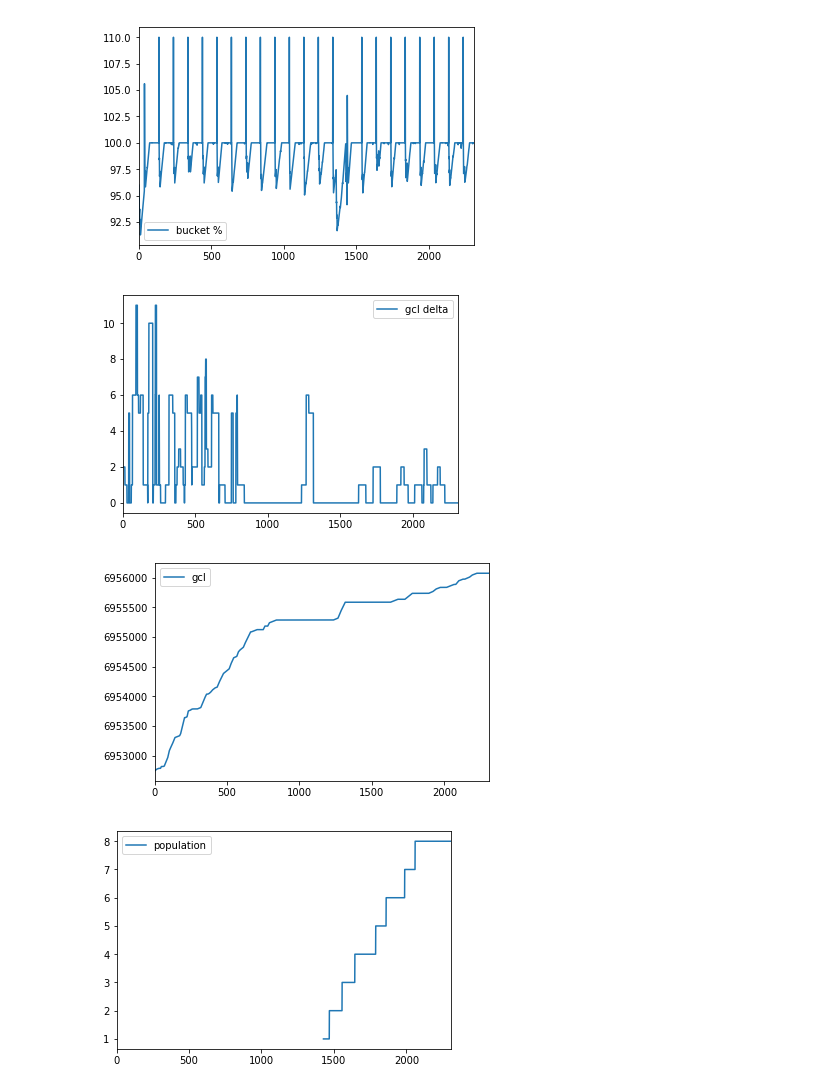
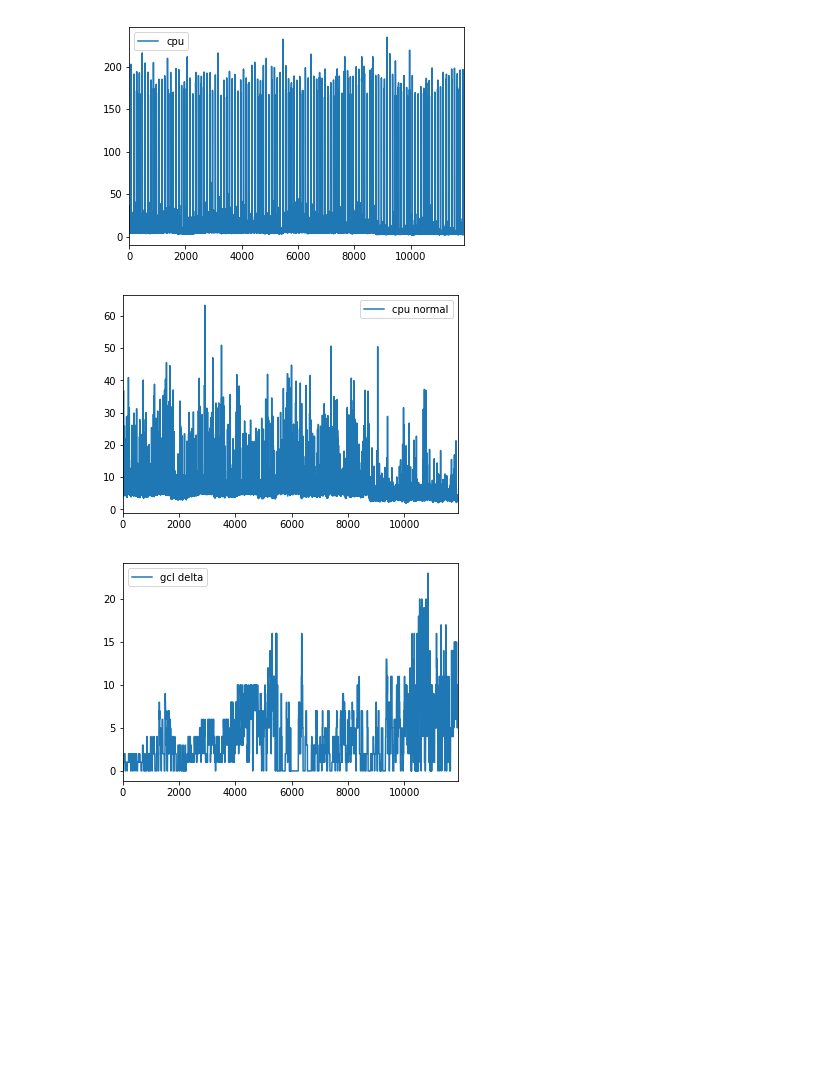
Before and after one commit to snorrwe/xenos, a Jupyter notebook: stats/stats.ipynb, the cells around one changed output. Drawn from its saved outputs; the diff is of its cells as text; code cells hidden in the pictures; blank space fills up the shorter version.

```diff
--- a/stats/stats.ipynb
+++ b/stats/stats.ipynb
@@ -3,21 +3,28 @@ import fetch_stats as fs
 import pandas as pd
 import matplotlib.pyplot as plt
 
-reports = fs.main()
-reports = [
-    {
-        **x,
-        'gcl': x['gcl']['progress']
-    }
-    for x in reports
-]
-df = pd.DataFrame(reports)
-df['bucket %'] = df['bucket'] / 100
+REFRESH_DATA = False
+
+if REFRESH_DATA:
+    reports = fs.main()
+    reports = [
+        {
+            **x,
+            'gcl': x['gcl']['progress']
+        }
+        for x in reports
+    ]
+    df = pd.DataFrame(reports)
+    df.to_csv("reports.csv")
+else:
+    df = pd.read_csv("reports.csv")
+
 df['gcl delta'] = df['gcl'].diff().shift(-1)
+df['cpu normal'] = df[df['cpu'] < 80]["cpu"]
+
+df.plot(y="population")
 df.plot(y="cpu")
-df.plot(y="bucket %")
+df.plot(y="cpu normal")
 df.plot(y="gcl delta")
-df.plot(y="gcl")
-df.plot(y="population")
 df.describe()
 # %% [output]
@@ -34,4 +41,3 @@ df.describe()
-[figure, old version]
+[figure, new version]
-[figure, old version]
+[figure, new version]
-[figure, old version]
+[figure, new version]
-[figure, removed]
```
Also changed, not shown: parts of 1 cell of this notebook, 9 other files.
